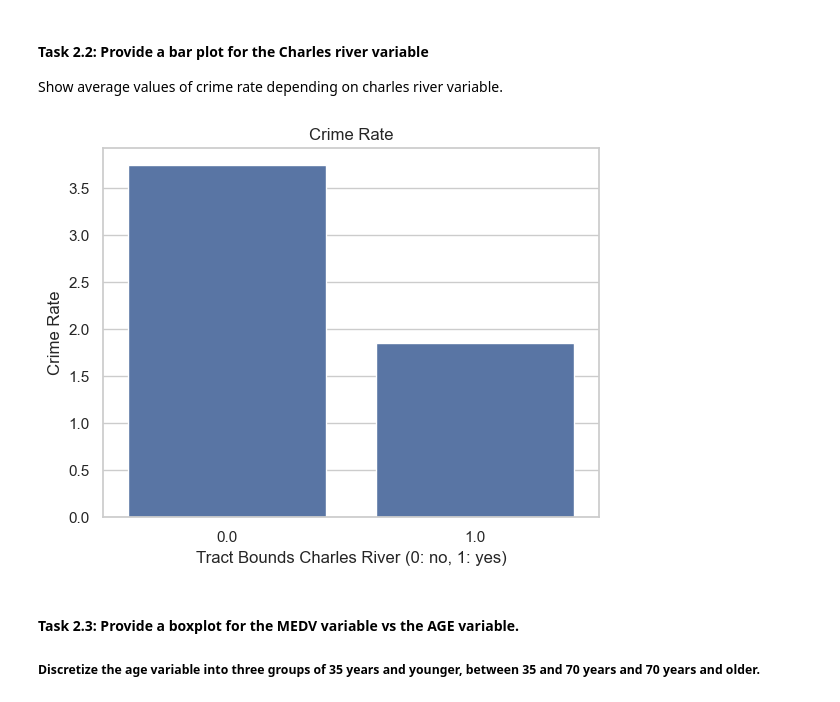
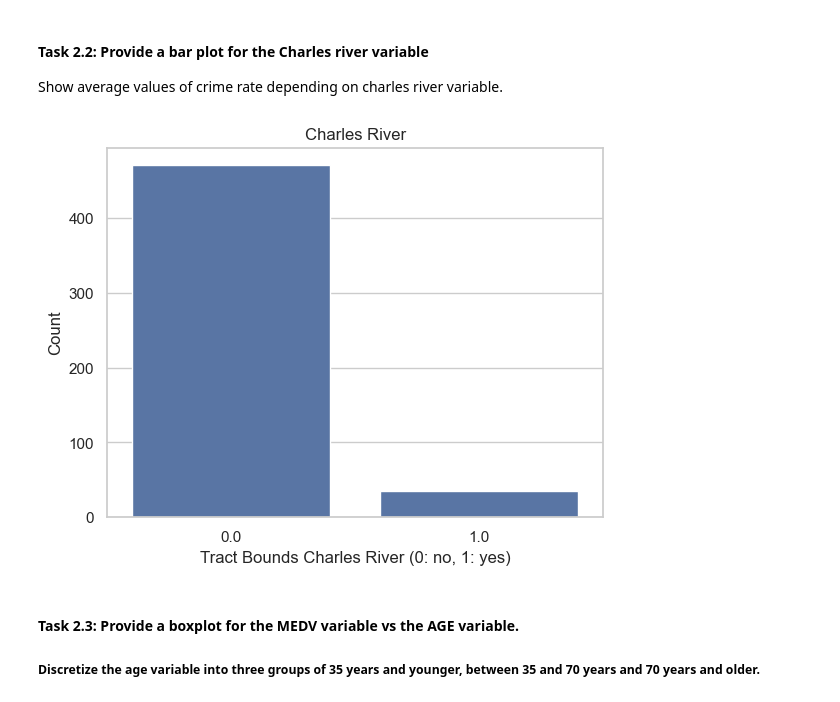
Before and after one commit to DerPraesi/coursera_uploads, a Jupyter notebook: Peer_Graded_Assignment_jupyterlite.ipynb, the cells around one changed output. Saved outputs shown, nothing was run; the diff lists cells and outputs as text; code cells hidden in the pictures.

```diff
--- a/Peer_Graded_Assignment_jupyterlite.ipynb
+++ b/Peer_Graded_Assignment_jupyterlite.ipynb
@@ -36,13 +36,13 @@ Show average values of crime rate depending on charles river variable.
 # %%
 chas_crim = boston_df.groupby('CHAS')[['CRIM']].mean().reset_index()
 sns.set(style="whitegrid")
-ax = sns.barplot(x="CHAS", y="CRIM", data=chas_crim)
-ax.set_title('Crime Rate')
+ax = sns.countplot(x=boston_df['CHAS'])
+ax.set_title('Charles River')
 ax.set_xlabel('Tract Bounds Charles River (0: no, 1: yes)')
-ax.set_ylabel('Crime Rate')
+ax.set_ylabel('Count')
 pyplot.show()
 # %% [output]
-[figure, old version]
+[figure, new version]
 # %% [markdown]
 #### Task 2.3: Provide a boxplot for the MEDV variable vs the AGE variable.
 ##### Discretize the age variable into three groups of 35 years and younger, between 35 and 70 years and 70 years and older.
```
